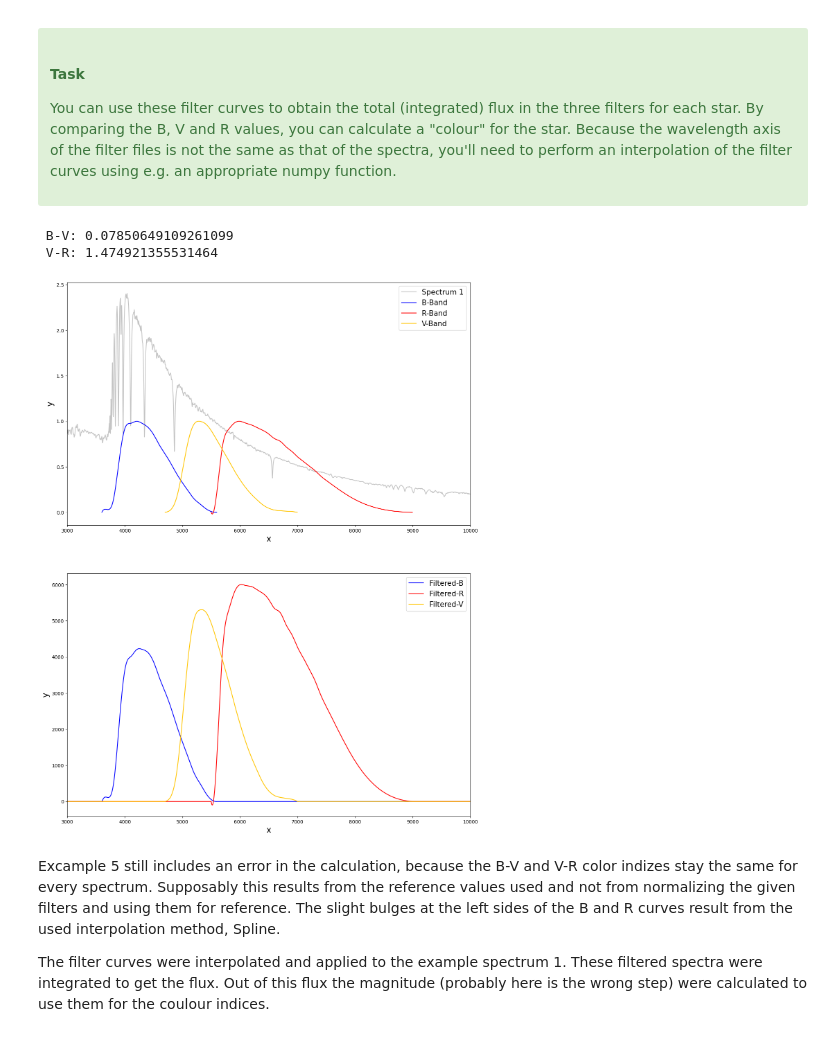
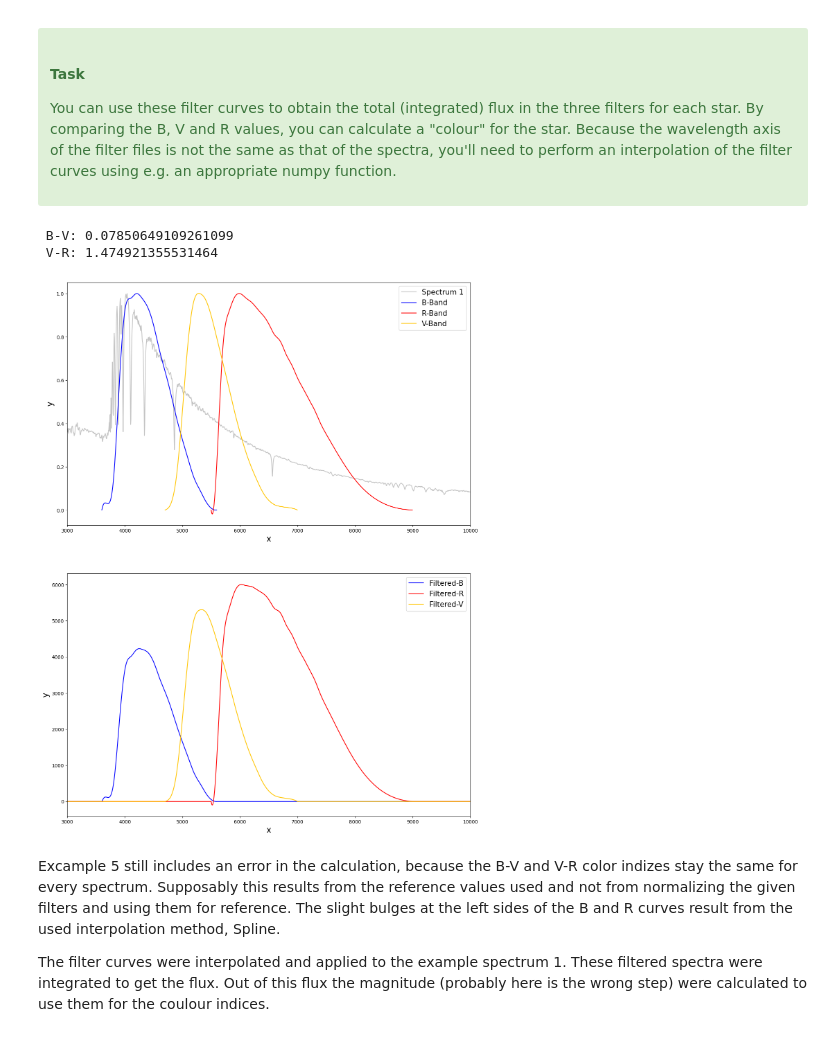
Before and after one commit to B0whunt3r21/AstroPrak, a Jupyter notebook: SpectralTypeClassification.ipynb, the cells around one changed output. Drawn from its saved outputs; the diff is of its cells as text; code cells hidden in the pictures.

```diff
--- a/SpectralTypeClassification.ipynb
+++ b/SpectralTypeClassification.ipynb
@@ -668,6 +691,9 @@ with fits.open(ROOT+PATH+'1.fits') as file:
     data = file[0].data
 spectrum = np.arange(header["CRVAL1"], wavelength_end + header["CDELT1"], header["CDELT1"])
 spectrumData = data
+
+spectrumMax = np.max(spectrumData)
+spectrumData_normalized = spectrumData / spectrumMax
 
 #Spline Interpolation
 def spline(xData, yData):
@@ -736,35 +762,35 @@ filteredSpectrumV, fluxV = apply_filter(spectrum, xV, yV, filterAxisV)
 
 magB = calcMagnitudes(fluxB, REF_FLUX_B)
 magR = calcMagnitudes(fluxR, REF_FLUX_R)
 magV = calcMagnitudes(fluxV, REF_FLUX_V)
 
 
 def addLine(ax, x, y, c='#C4C4C4', label=''):
     ax.plot(x, y, c=c, label=label)
     ax.set_xlabel('x', fontsize=17)
     ax.set_ylabel('y', fontsize=17)
     ax.set_xlim([3000, 10000])
     ax.legend(loc='best', fontsize=15)
     return ax
 
 #Plotting
 fig, axes = plt.subplots(2, 1, figsize=(15,20))
 
-addLine(axes[0], spectrum, spectrumData, label='Spectrum 1')
+addLine(axes[0], spectrum, spectrumData_normalized, label='Spectrum 1')
 addLine(axes[0], xB, yB, '#0000FF', 'B-Band')
 addLine(axes[0], xR, yR, '#FF0000', 'R-Band')
 addLine(axes[0], xV, yV, '#FFC500', 'V-Band')
 
 addLine(axes[1], spectrum, filteredSpectrumB, c='#0000FF', label='Filtered-B')
 addLine(axes[1], spectrum, filteredSpectrumR, c='#FF0000', label='Filtered-R')
 addLine(axes[1], spectrum, filteredSpectrumV, c='#FFC500', label='Filtered-V')
 
 
 print(f' B-V: {magB - magV} \n V-R: {magV - magR}')
 # %% [output]
  B-V: 0.07850649109261099
  V-R: 1.474921355531464
-[figure, old version]
+[figure, new version]
 # %% [markdown]
 Excample 5 still includes an error in the calculation, because the B-V and V-R color indizes stay the same for every spectrum.
 Supposably this results from the reference values used and not from normalizing the given filters and using them for reference.
```
Also changed, not shown: parts of 3 cells of this notebook.
